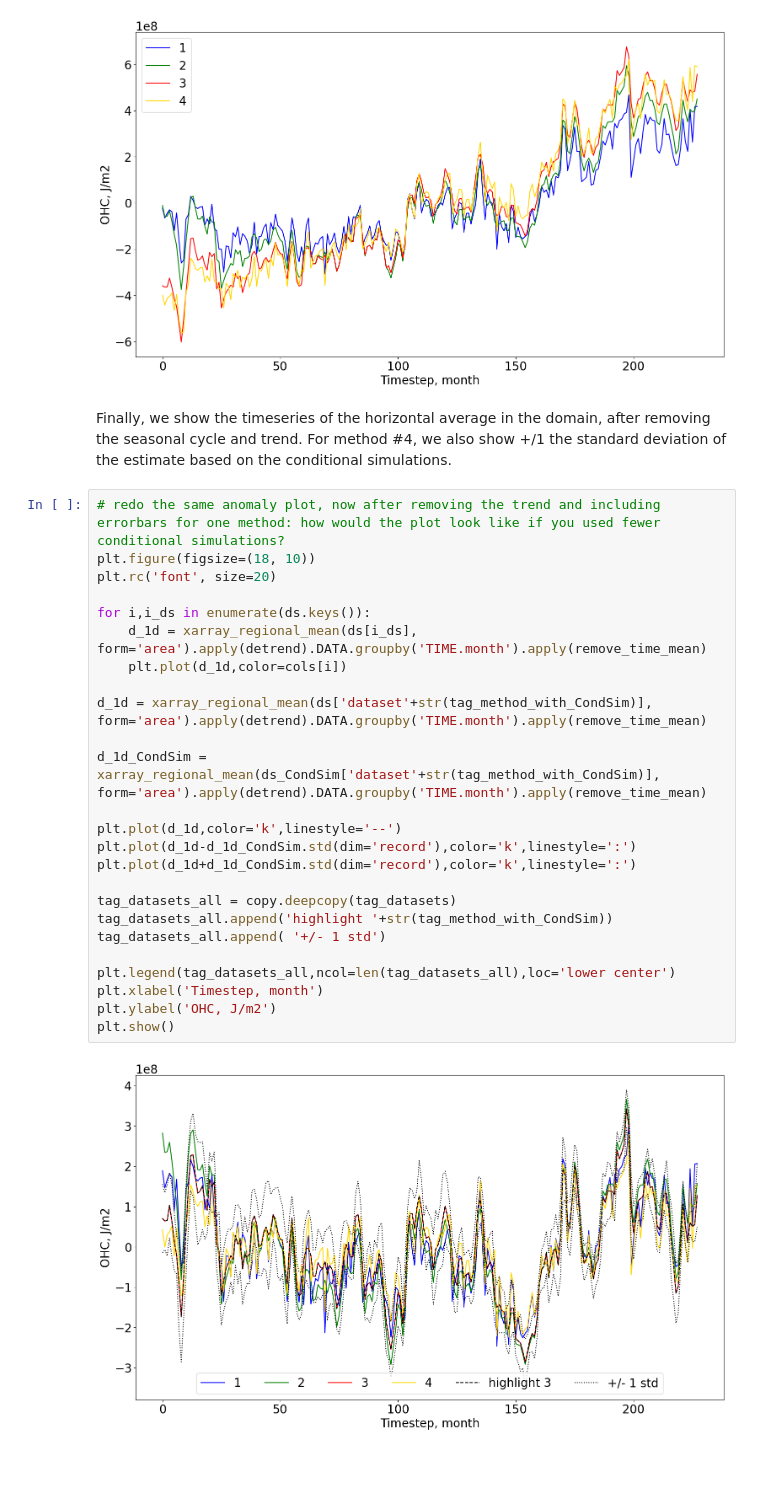
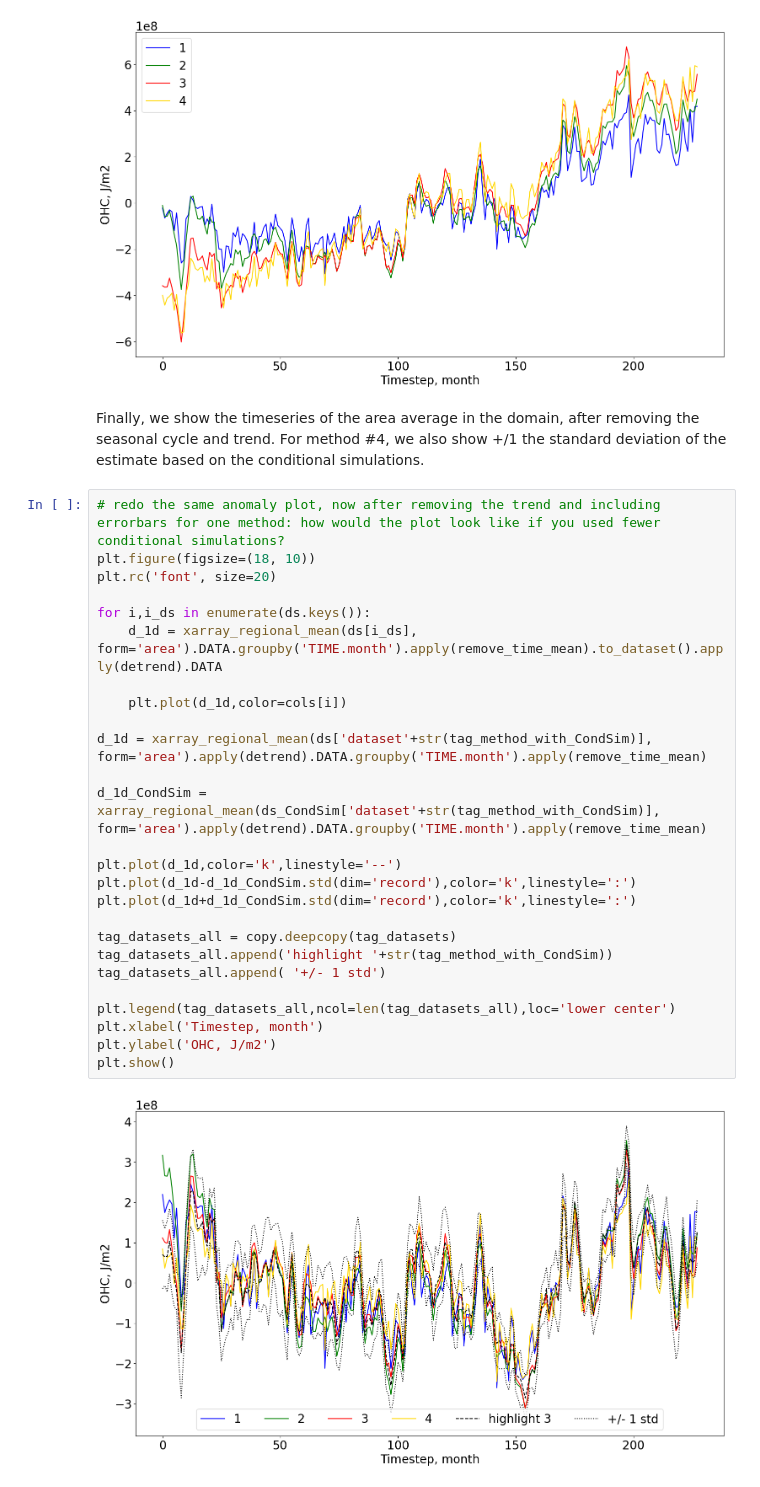
Before and after one commit to selipot/OceanUQ_summer_school2024_activity, a Jupyter notebook: UQ_summer_school2024_mapping.ipynb, the cells around one changed output. Cells and saved outputs as stored; diff of their text form.

```diff
--- a/UQ_summer_school2024_mapping.ipynb
+++ b/UQ_summer_school2024_mapping.ipynb
@@ -141,31 +143,32 @@ plt.show()
 # %% [output]
 [figure]
 # %% [markdown]
-Finally, we show the timeseries of the horizontal average in the domain, after removing the seasonal cycle and trend. For method #4, we also show +/1 the standard deviation of the estimate based on the conditional simulations.
+Finally, we show the timeseries of the area average in the domain, after removing the seasonal cycle and trend. For method #4, we also show +/1 the standard deviation of the estimate based on the conditional simulations.
 # %%
 # redo the same anomaly plot, now after removing the trend and including errorbars for one method: how would the plot look like if you used fewer conditional simulations?
 plt.figure(figsize=(18, 10))
 plt.rc('font', size=20)
 
 for i,i_ds in enumerate(ds.keys()):
-    d_1d = xarray_regional_mean(ds[i_ds], form='area').apply(detrend).DATA.groupby('TIME.month').apply(remove_time_mean)
+    d_1d = xarray_regional_mean(ds[i_ds], form='area').DATA.groupby('TIME.month').apply(remove_time_mean).to_dataset().apply(detrend).DATA
+
     plt.plot(d_1d,color=cols[i])
 
 d_1d = xarray_regional_mean(ds['dataset'+str(tag_method_with_CondSim)], form='area').apply(detrend).DATA.groupby('TIME.month').apply(remove_time_mean)
 
 d_1d_CondSim = xarray_regional_mean(ds_CondSim['dataset'+str(tag_method_with_CondSim)], form='area').apply(detrend).DATA.groupby('TIME.month').apply(remove_time_mean)
 
 plt.plot(d_1d,color='k',linestyle='--')
 plt.plot(d_1d-d_1d_CondSim.std(dim='record'),color='k',linestyle=':')
 plt.plot(d_1d+d_1d_CondSim.std(dim='record'),color='k',linestyle=':')
 
 tag_datasets_all = copy.deepcopy(tag_datasets)
 tag_datasets_all.append('highlight '+str(tag_method_with_CondSim))
 tag_datasets_all.append( '+/- 1 std')
 
 plt.legend(tag_datasets_all,ncol=len(tag_datasets_all),loc='lower center')
 plt.xlabel('Timestep, month')
 plt.ylabel('OHC, J/m2')
 plt.show()
 # %% [output]
-[figure, old version]
+[figure, new version]
```
Also changed, not shown: parts of 9 cells of this notebook.
